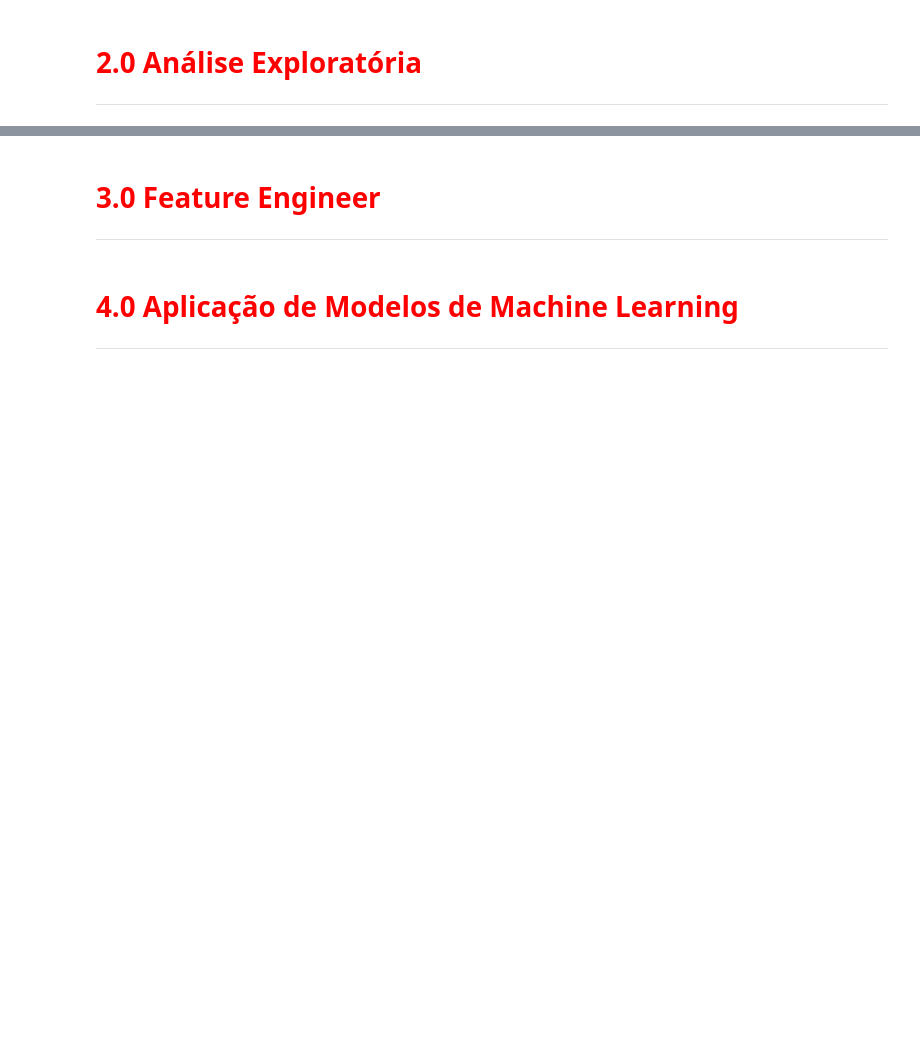
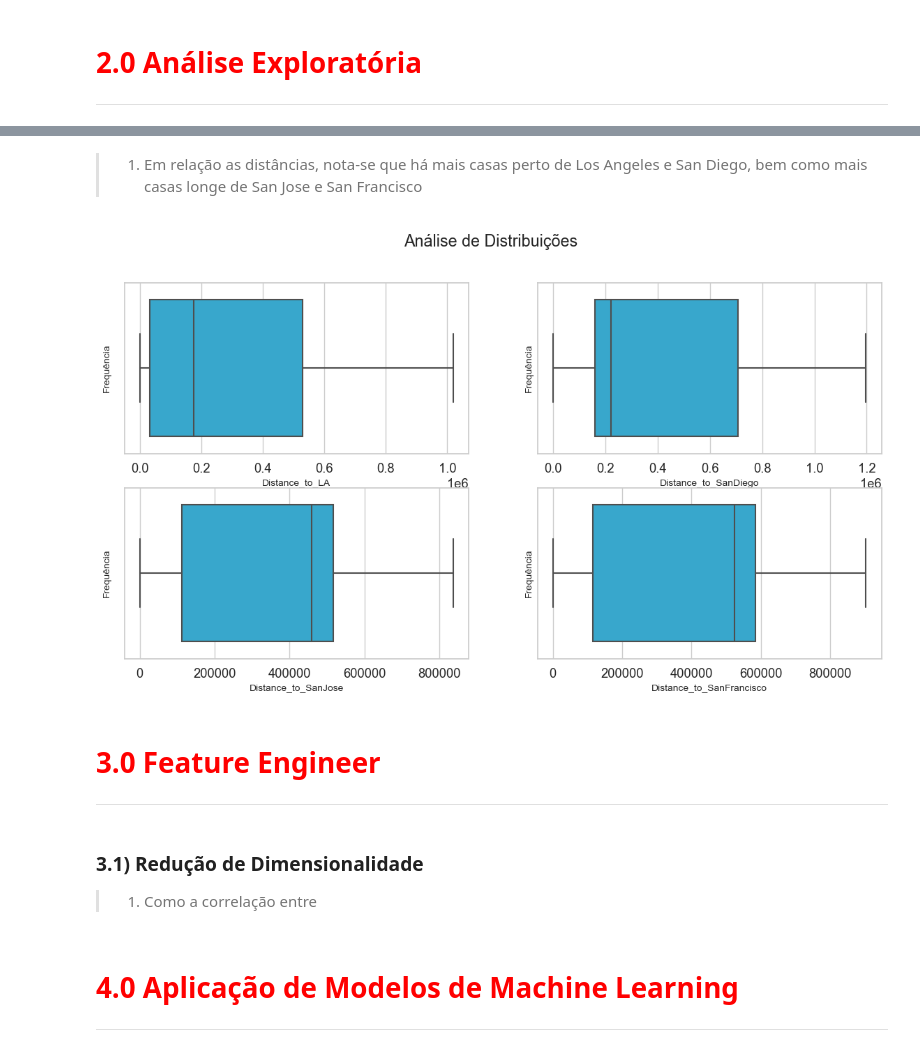
Before and after one commit to leonardovargas10/Modelo_Previsao_Preco_Imoveis, a Jupyter notebook: Modelo_Previsao_Preco_Imoveis.ipynb, the cells around one changed output, grey strips where cells are left out. Cells and saved outputs as stored; diff of their text form; code cells hidden in the pictures; blank space fills up the shorter version.

```diff
--- a/Modelo_Previsao_Preco_Imoveis.ipynb
+++ b/Modelo_Previsao_Preco_Imoveis.ipynb
@@ -973,6 +991,16 @@ df_train.describe(percentiles=[0.01, 0.05, 0.1, 0.25, 0.50, 0.75, 0.90, 0.99])
+# %% [markdown]
+> 1. Em relação as distâncias, nota-se que há mais casas perto de Los Angeles e San Diego, bem como mais casas longe de San Jose e San Francisco
+# %%
+plota_boxplot(['Distance_to_LA','Distance_to_SanDiego','Distance_to_SanJose','Distance_to_SanFrancisco'], df_train, 2, 2, 'Análise de Distribuições')
+# %% [output]
+[figure, added]
 # %% [markdown]
 # <font color='red' style='font-size: 40px;'> 3.0 Feature Engineer </font>
 <hr style='border: 2px solid red;'>
+# %% [markdown]
+### 3.1) Redução de Dimensionalidade
+
+> 1. Como a correlação entre
 # %% [markdown]
 # <font color='red' style='font-size: 40px;'> 4.0 Aplicação de Modelos de Machine Learning </font>
 <hr style='border: 2px solid red;'>
```
Also changed, not shown: parts of 13 cells of this notebook.
